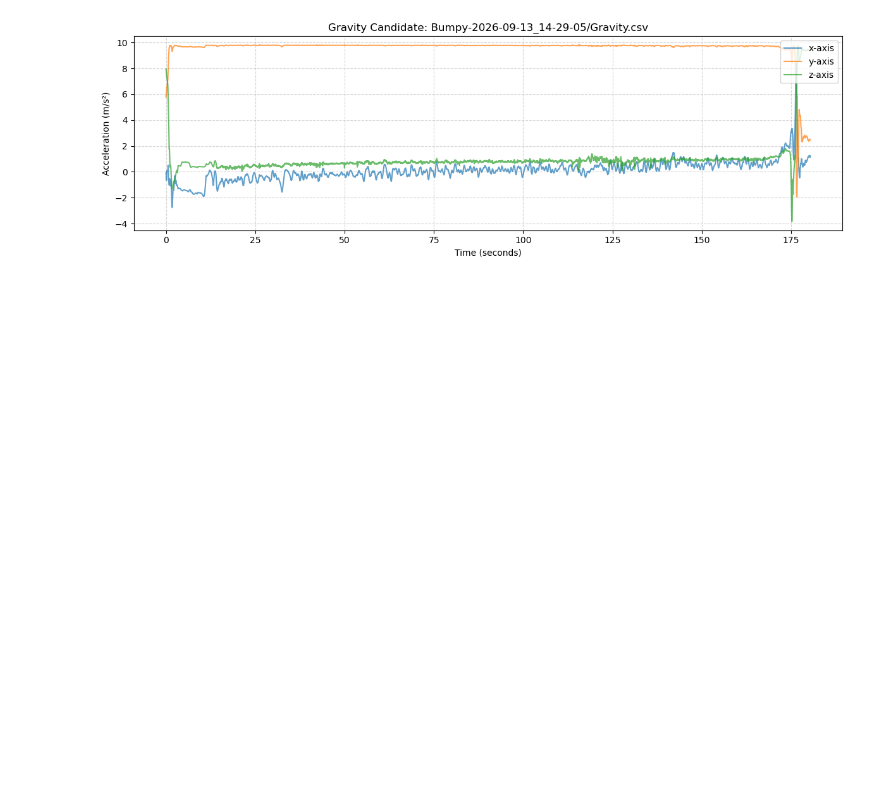
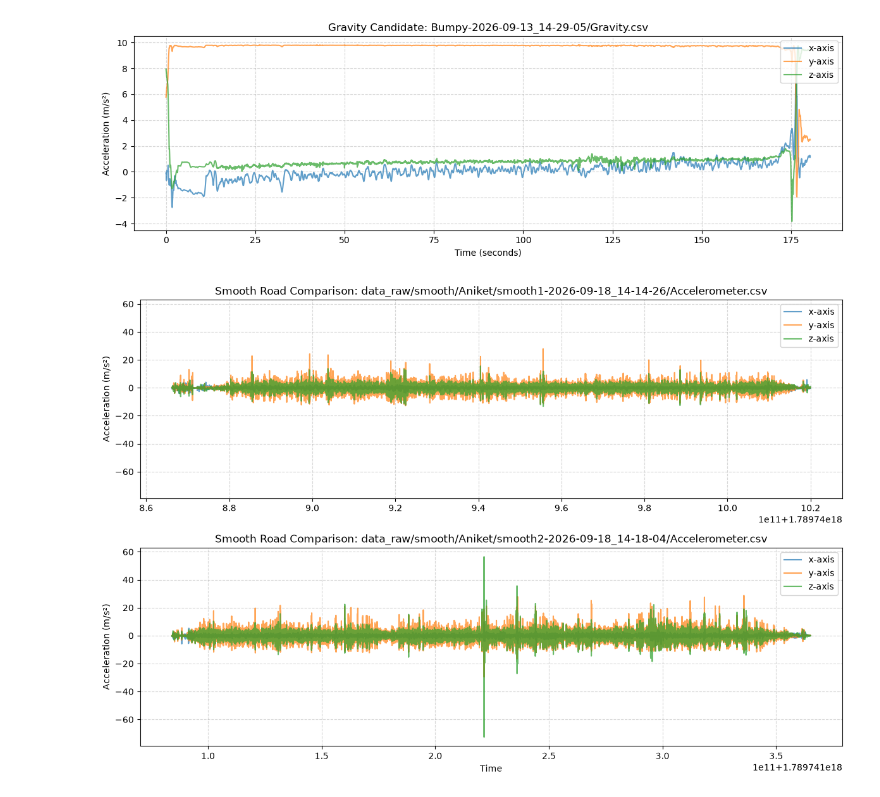
Before and after one commit to HeKaY-boy/bike-lane-quality-assessment, a Jupyter notebook: EDA.ipynb, the cells around one changed output. Cells and saved outputs as stored; diff of their text form; code cells hidden in the pictures; blank space fills up the shorter version.

Commit message:
Add comaprison for smooth and rough route

```diff
--- a/EDA.ipynb
+++ b/EDA.ipynb
@@ -164,0 +167,33 @@ plot_additional_sensors(gravity_files, "Gravity", "Acceleration (m/s²)")
+# %%
+import pandas as pd
+import matplotlib.pyplot as plt
+
+def plot_candidates(file_list, title_prefix="Candidate"):
+    fig, axes = plt.subplots(nrows=len(file_list), ncols=1, figsize=(12, 4 * len(file_list)), sharex=False, sharey=True)
+
+    # Handle single file edge case
+    if len(file_list) == 1:
+        axes = [axes]
+
+    for ax, file in zip(axes, file_list):
+        df = pd.read_csv(file)
+
+        # Plot x, y, z axes
+        ax.plot(df['time'], df['x'], label='x-axis', alpha=0.7)
+        ax.plot(df['time'], df['y'], label='y-axis', alpha=0.7)
+        ax.plot(df['time'], df['z'], label='z-axis', alpha=0.7)
+
+        ax.set_title(f"{title_prefix}: {file}")
+        ax.set_ylabel("Acceleration (m/s²)")
+        ax.legend(loc='upper right')
+        ax.grid(True, linestyle='--', alpha=0.5)
+
+    plt.xlabel("Time")
+    plt.tight_layout()
+    plt.show()
+
+# Example usage for your smooth candidate files
+Aniket_smooth_files = ['data_raw/smooth/Aniket/smooth1-2026-09-18_14-14-26/Accelerometer.csv','data_raw/smooth/Aniket/smooth2-2026-09-18_14-18-04/Accelerometer.csv']
+plot_candidates(Aniket_smooth_files, "Smooth Road Comparison")
+# %% [output]
+[figure, added]
```
Also changed, not shown: parts of 6 cells of this notebook, 8 other files.
